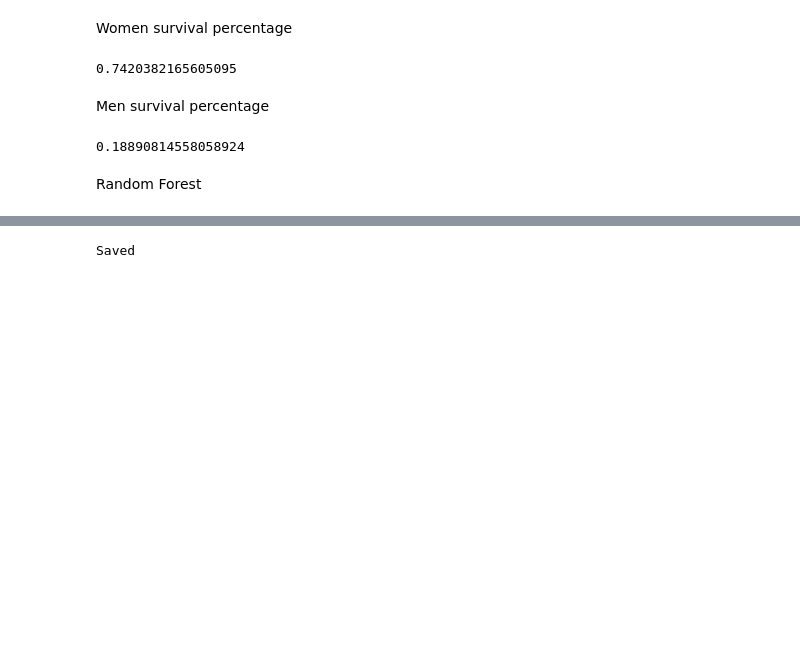
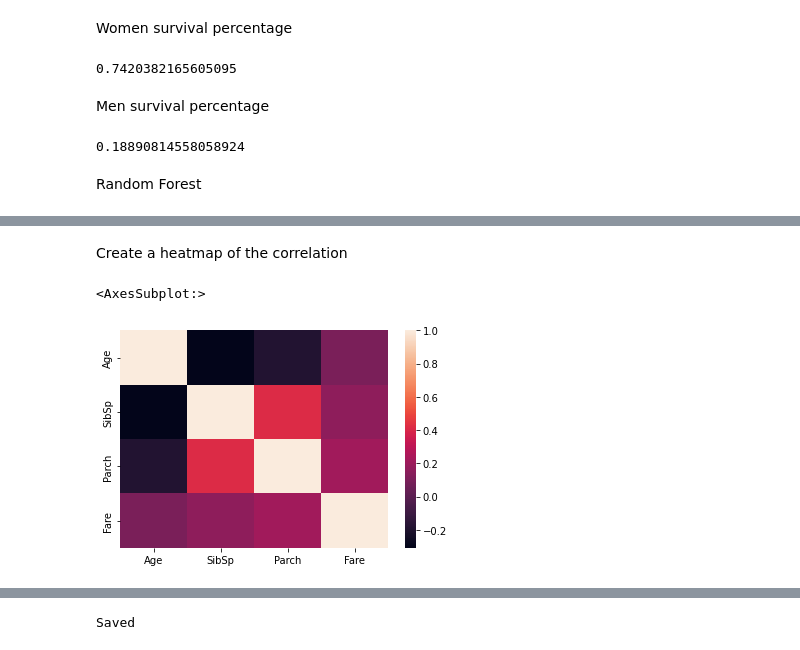
Before and after one commit to willschlitzer/kaggle-titanic, a Jupyter notebook: titanic-firsttry.ipynb, the cells around one changed output, grey strips where cells are left out. Cells and saved outputs as stored; diff of their text form; code cells hidden in the pictures; blank space fills up the shorter version.

```diff
--- a/titanic-firsttry.ipynb
+++ b/titanic-firsttry.ipynb
@@ -64,3 +157,10 @@ Random Forest
+# %% [markdown]
+Create a heatmap of the correlation
+# %%
+sns.heatmap(training_numerical.corr())
+# %% [output]
+<AxesSubplot:>
+[figure, added]
 # %%
 y = train_data["Survived"]
 
```
Also changed, not shown: parts of 14 cells of this notebook.
